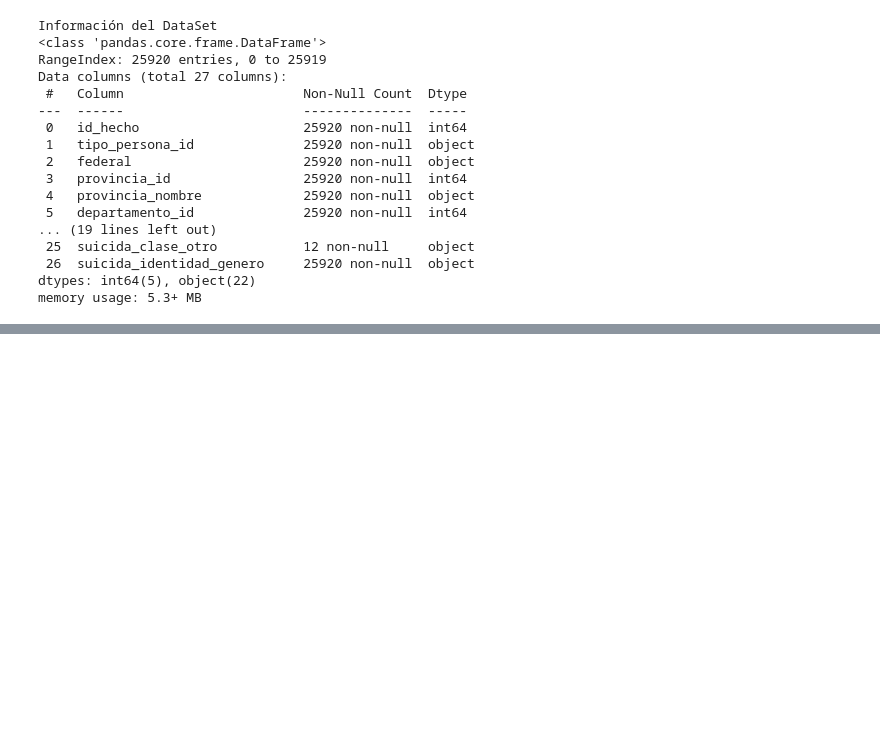
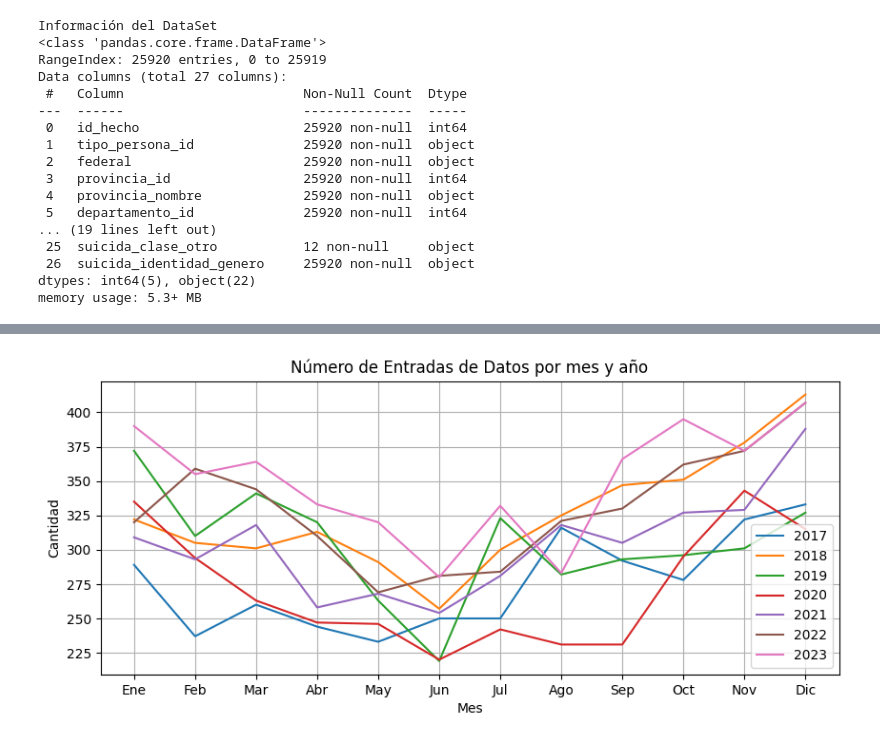
Before and after one commit to Gabi-galv/Data-science-I, a Jupyter notebook: Entrega1.ipynb, the cells around one changed output, grey strips where cells are left out. Cells and saved outputs as stored; diff of their text form; code cells hidden in the pictures; blank space fills up the shorter version.

```diff
--- a/Entrega1.ipynb
+++ b/Entrega1.ipynb
@@ -54,0 +75,18 @@ df['hora_hecho'] = pd.to_datetime(df['hora_hecho'], format='%H:%M', errors='coer
+# %%
+# Gráfico de líneas por mes y año
+
+ConteoPorMes = df.groupby(['anio', 'mes']).size().unstack(level=0)
+
+plt.figure(figsize=(10, 4))
+for anio in ConteoPorMes.columns:
+    plt.plot(ConteoPorMes.index, ConteoPorMes[anio], label=str(anio))
+
+plt.title('Número de Entradas de Datos por mes y año')
+plt.xlabel('Mes')
+plt.ylabel('Cantidad')
+plt.legend()
+plt.xticks(np.arange(1, 13), ['Ene', 'Feb', 'Mar', 'Abr', 'May', 'Jun', 'Jul', 'Ago', 'Sep', 'Oct', 'Nov', 'Dic'])
+plt.grid(True)
+plt.show()
+# %% [output]
+[figure, added]
```
Also changed, not shown: parts of 9 cells of this notebook.
